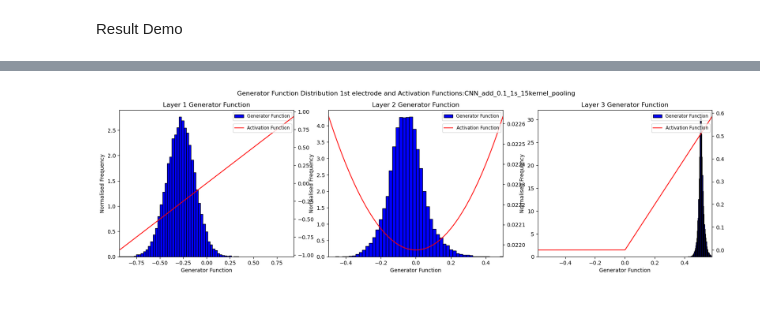
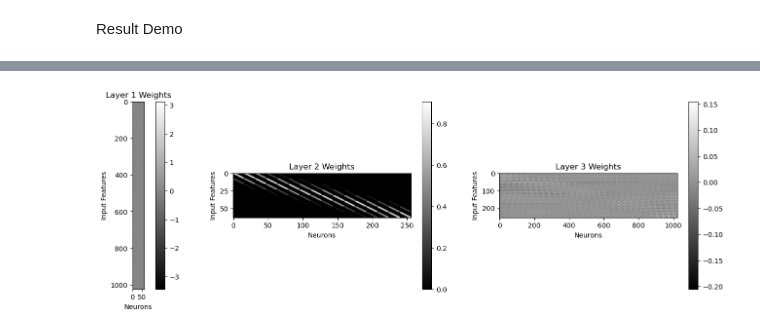
Before and after one commit to Ayacolyte/Capstone-Project, a Jupyter notebook: master_script.ipynb, the cells around one changed output, grey strips where cells are left out. Saved outputs shown, nothing was run; the diff lists cells and outputs as text; code cells hidden in the pictures; blank space fills up the shorter version.

```diff
--- a/master_script.ipynb
+++ b/master_script.ipynb
@@ -200,10 +219,5 @@ visualize_weights(AutoEncoder,model_path)
-# %%
-activ_funcs = ["linear","ReLU","ReLU"]
-if activ_func2 == "2sig":
-    activ_funcs = ["linear","2sig","ReLU"]
-else:
-    activ_funcs = ["linear","ReLU","ReLU"]
-
-show_generator(model_path,AutoEncoder, activ_funcs, magnitude, shift,model_title)
-# %% [output]
-[figure, removed]
+# %%
+if execution_profile != "CNN":
+    visualize_weights(AutoEncoder,model_path)
+# %% [output]
+[figure, added]
```
Also changed, not shown: parts of 30 cells of this notebook, 53 other files.
